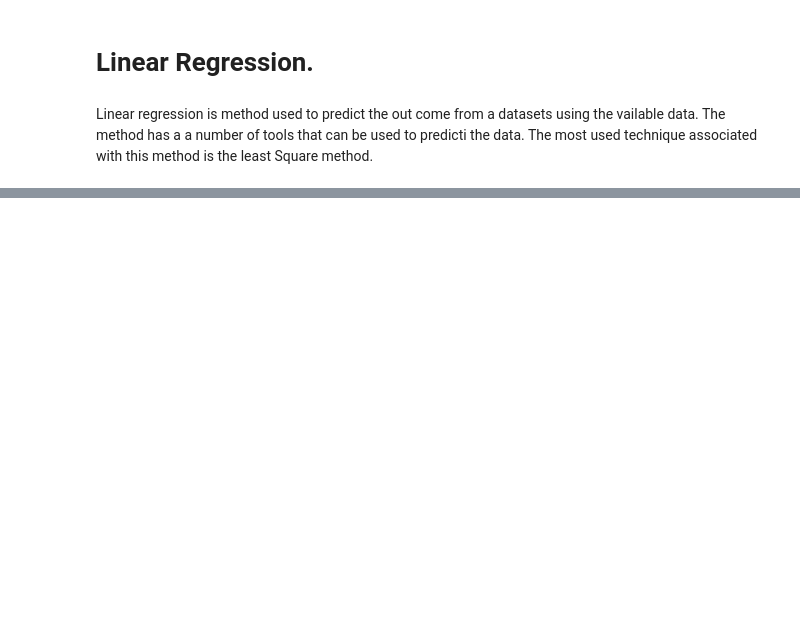
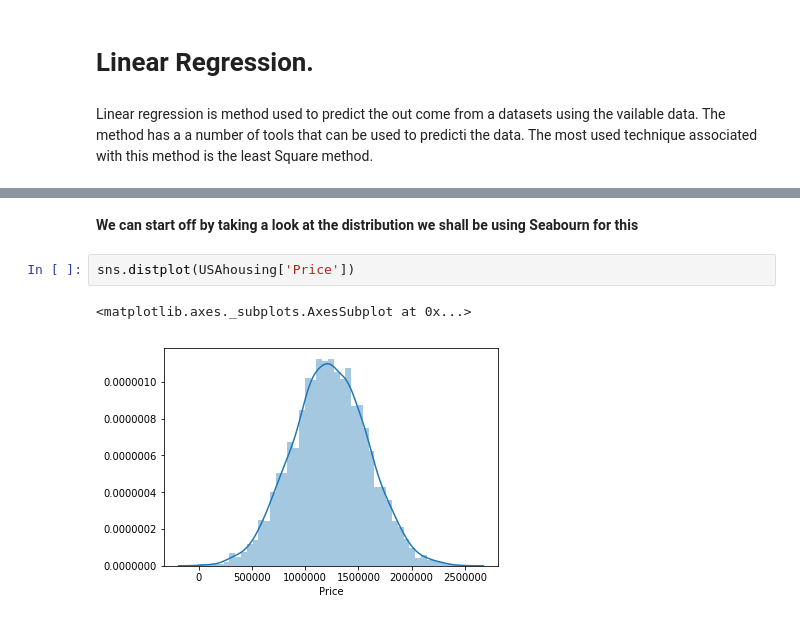
Before and after one commit to MrRutledge/ML_Practice, a Jupyter notebook: Linear_Regression .ipynb, the cells around one changed output, grey strips where cells are left out. Cells and saved outputs as stored; diff of their text form; blank space fills up the shorter version.

```diff
--- a/Linear_Regression .ipynb
+++ b/Linear_Regression .ipynb
@@ -50,0 +94,7 @@ plt.show()
+# %% [markdown]
+ __We can start off by taking a look at the distribution we shall be using Seabourn for this__
+# %%
+sns.distplot(USAhousing['Price'])
+# %% [output]
+<matplotlib.axes._subplots.AxesSubplot at 0x...>
+[figure, added]
```
Also changed, not shown: parts of 56 cells of this notebook, 2 other files.
